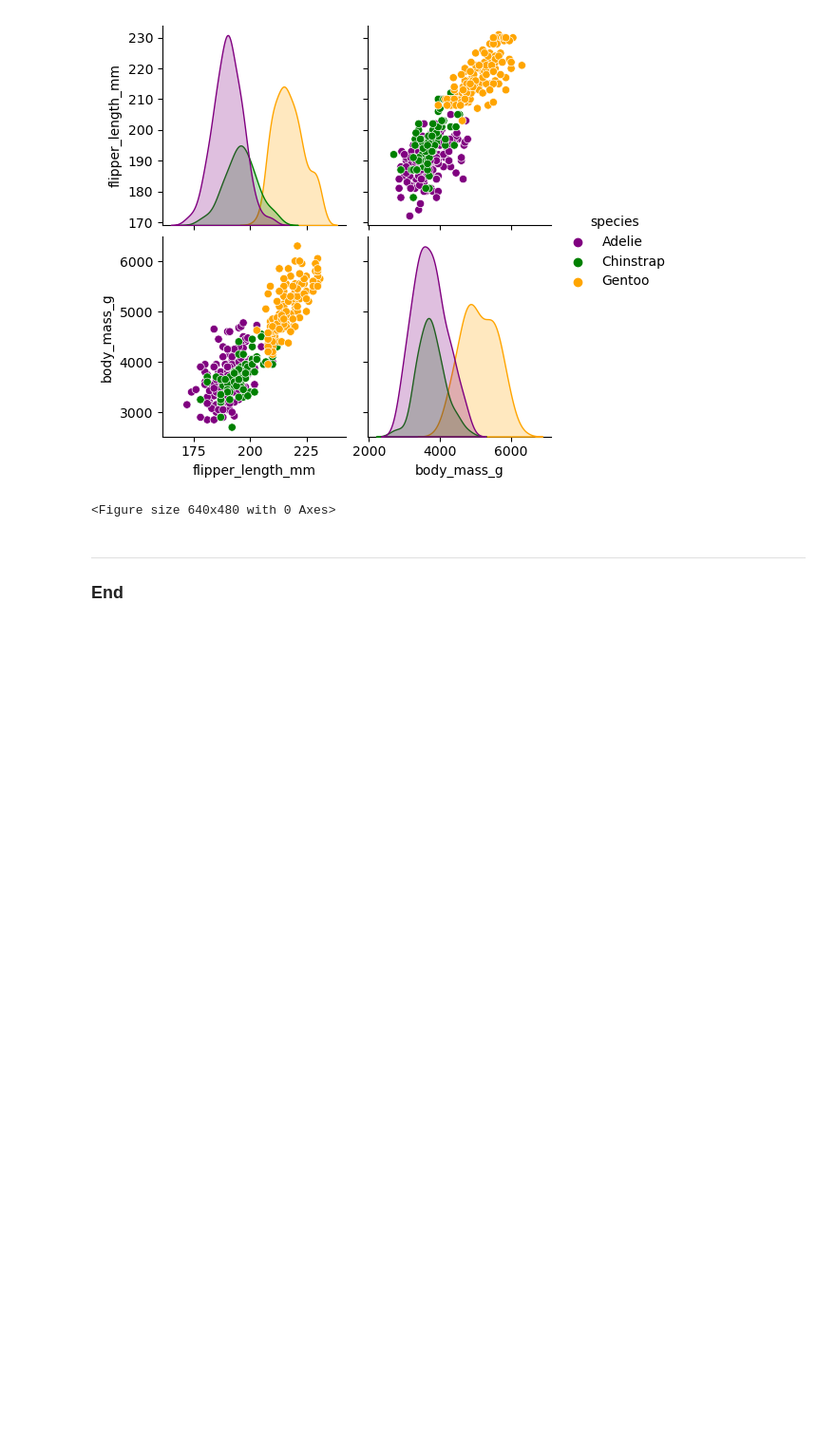
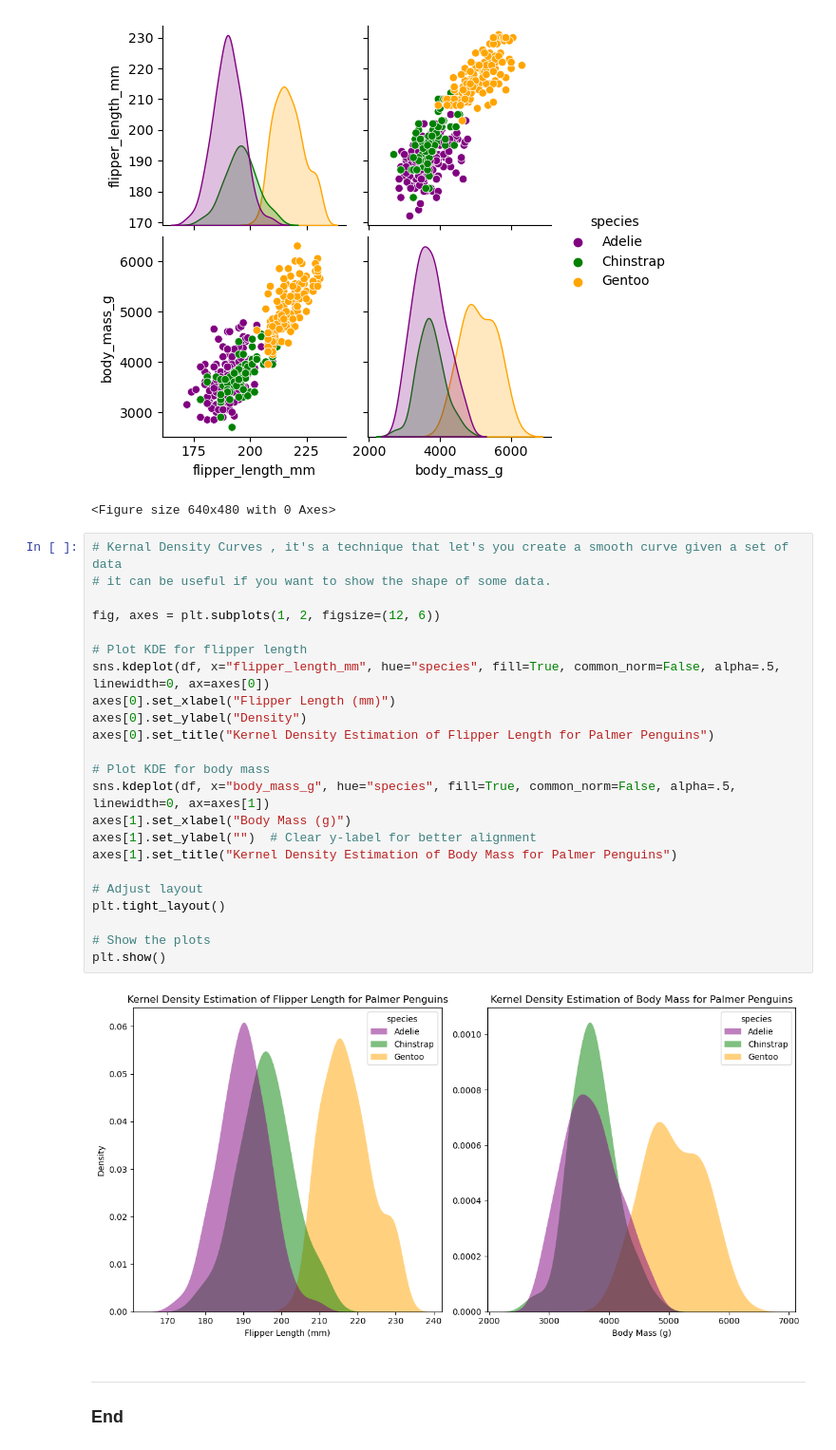
Before and after one commit to Grainne10/myproject, a Jupyter notebook: penguins.ipynb, the cells around one changed output. Shown at 95% size. Drawn from its saved outputs; the diff is of its cells as text; blank space fills up the shorter version.

Commit message:
Kernal density estimation attempt

```diff
--- a/penguins.ipynb
+++ b/penguins.ipynb
@@ -430,6 +430,31 @@ plt.savefig("Pairplot Flipper length vs Body mass")
 # %% [output]
 [figure]
 <Figure size 640x480 with 0 Axes>
+# %%
+# Kernal Density Curves , it's a technique that let's you create a smooth curve given a set of data
+# it can be useful if you want to show the shape of some data.
+
+fig, axes = plt.subplots(1, 2, figsize=(12, 6))
+
+# Plot KDE for flipper length
+sns.kdeplot(df, x="flipper_length_mm", hue="species", fill=True, common_norm=False, alpha=.5, linewidth=0, ax=axes[0])
+axes[0].set_xlabel("Flipper Length (mm)")
+axes[0].set_ylabel("Density")
+axes[0].set_title("Kernel Density Estimation of Flipper Length for Palmer Penguins")
+
+# Plot KDE for body mass
+sns.kdeplot(df, x="body_mass_g", hue="species", fill=True, common_norm=False, alpha=.5, linewidth=0, ax=axes[1])
+axes[1].set_xlabel("Body Mass (g)")
+axes[1].set_ylabel("")  # Clear y-label for better alignment
+axes[1].set_title("Kernel Density Estimation of Body Mass for Palmer Penguins")
+
+# Adjust layout
+plt.tight_layout()
+
+# Show the plots
+plt.show()
+# %% [output]
+[figure, added]
 # %% [markdown]
 ***
 ### End
```
